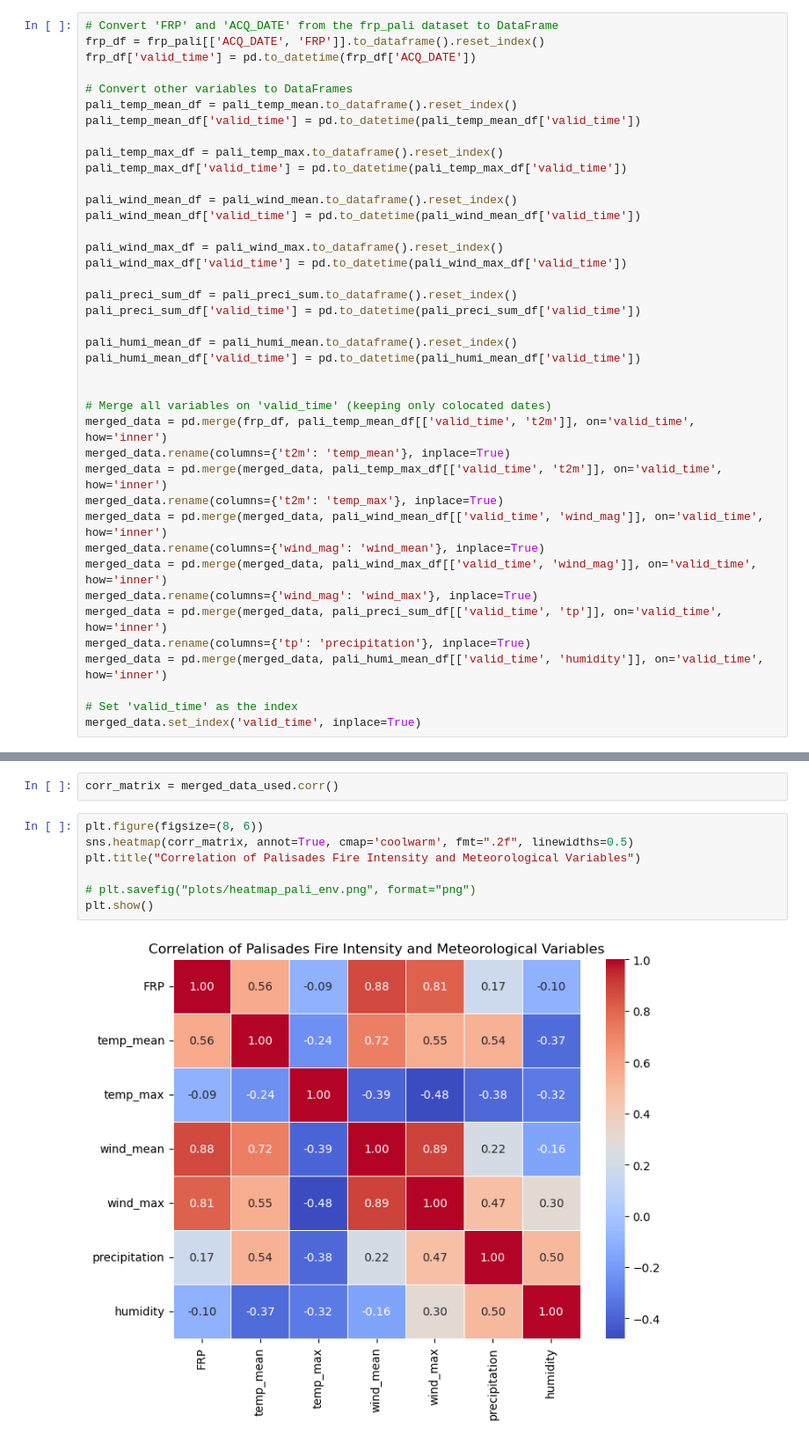
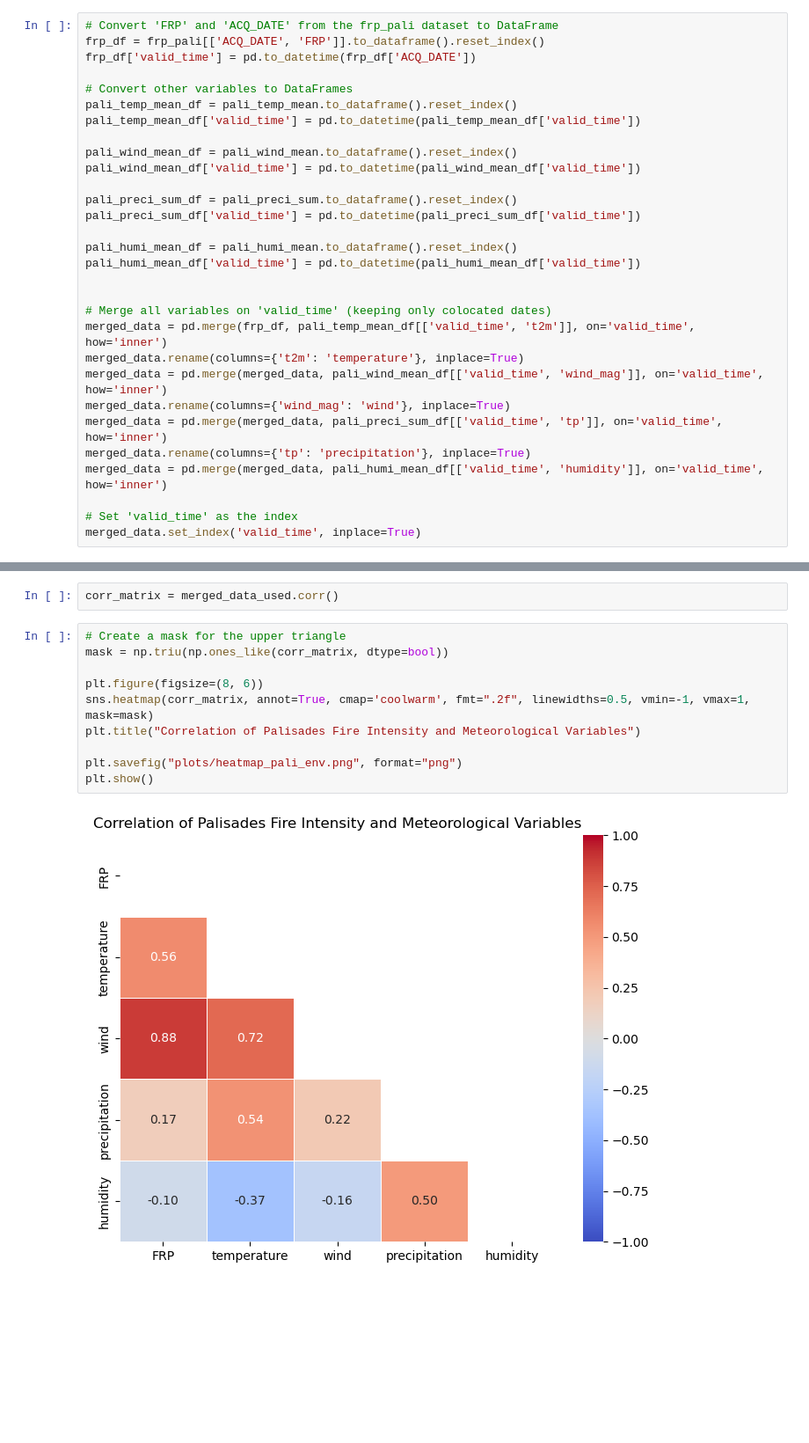
Before and after one commit to JoyceCaiOcean/WILDFIRE, a Jupyter notebook: Cai_Folder/Correlation.ipynb, the cells around one changed output, grey strips where cells are left out. Shown: that part at 88% size. Drawn from its saved outputs; the diff is of its cells as text; blank space fills up the shorter version.

```diff
--- a/Cai_Folder/Correlation.ipynb
+++ b/Cai_Folder/Correlation.ipynb
@@ -152,14 +154,8 @@ frp_df['valid_time'] = pd.to_datetime(frp_df['ACQ_DATE'])
 pali_temp_mean_df = pali_temp_mean.to_dataframe().reset_index()
 pali_temp_mean_df['valid_time'] = pd.to_datetime(pali_temp_mean_df['valid_time'])
 
-pali_temp_max_df = pali_temp_max.to_dataframe().reset_index()
-pali_temp_max_df['valid_time'] = pd.to_datetime(pali_temp_max_df['valid_time'])
-
 pali_wind_mean_df = pali_wind_mean.to_dataframe().reset_index()
 pali_wind_mean_df['valid_time'] = pd.to_datetime(pali_wind_mean_df['valid_time'])
-
-pali_wind_max_df = pali_wind_max.to_dataframe().reset_index()
-pali_wind_max_df['valid_time'] = pd.to_datetime(pali_wind_max_df['valid_time'])
 
 pali_preci_sum_df = pali_preci_sum.to_dataframe().reset_index()
 pali_preci_sum_df['valid_time'] = pd.to_datetime(pali_preci_sum_df['valid_time'])
@@ -170,13 +166,9 @@ pali_humi_mean_df['valid_time'] = pd.to_datetime(pali_humi_mean_df['valid_time']
 
 # Merge all variables on 'valid_time' (keeping only colocated dates)
 merged_data = pd.merge(frp_df, pali_temp_mean_df[['valid_time', 't2m']], on='valid_time', how='inner')
-merged_data.rename(columns={'t2m': 'temp_mean'}, inplace=True)
-merged_data = pd.merge(merged_data, pali_temp_max_df[['valid_time', 't2m']], on='valid_time', how='inner')
-merged_data.rename(columns={'t2m': 'temp_max'}, inplace=True)
+merged_data.rename(columns={'t2m': 'temperature'}, inplace=True)
 merged_data = pd.merge(merged_data, pali_wind_mean_df[['valid_time', 'wind_mag']], on='valid_time', how='inner')
-merged_data.rename(columns={'wind_mag': 'wind_mean'}, inplace=True)
-merged_data = pd.merge(merged_data, pali_wind_max_df[['valid_time', 'wind_mag']], on='valid_time', how='inner')
-merged_data.rename(columns={'wind_mag': 'wind_max'}, inplace=True)
+merged_data.rename(columns={'wind_mag': 'wind'}, inplace=True)
 merged_data = pd.merge(merged_data, pali_preci_sum_df[['valid_time', 'tp']], on='valid_time', how='inner')
 merged_data.rename(columns={'tp': 'precipitation'}, inplace=True)
 merged_data = pd.merge(merged_data, pali_humi_mean_df[['valid_time', 'humidity']], on='valid_time', how='inner')
@@ -198,12 +190,15 @@ merged_data_used
 # %%
 corr_matrix = merged_data_used.corr()
 # %%
+# Create a mask for the upper triangle
+mask = np.triu(np.ones_like(corr_matrix, dtype=bool))
+
 plt.figure(figsize=(8, 6))
-sns.heatmap(corr_matrix, annot=True, cmap='coolwarm', fmt=".2f", linewidths=0.5)
+sns.heatmap(corr_matrix, annot=True, cmap='coolwarm', fmt=".2f", linewidths=0.5, vmin=-1, vmax=1, mask=mask)
 plt.title("Correlation of Palisades Fire Intensity and Meteorological Variables")
 
-# plt.savefig("plots/heatmap_pali_env.png", format="png")
+plt.savefig("plots/heatmap_pali_env.png", format="png")
 plt.show()
 # %% [output]
-[figure, old version]
+[figure, new version]
 # %% [markdown]
```
Also changed, not shown: parts of 35 cells of this notebook.
